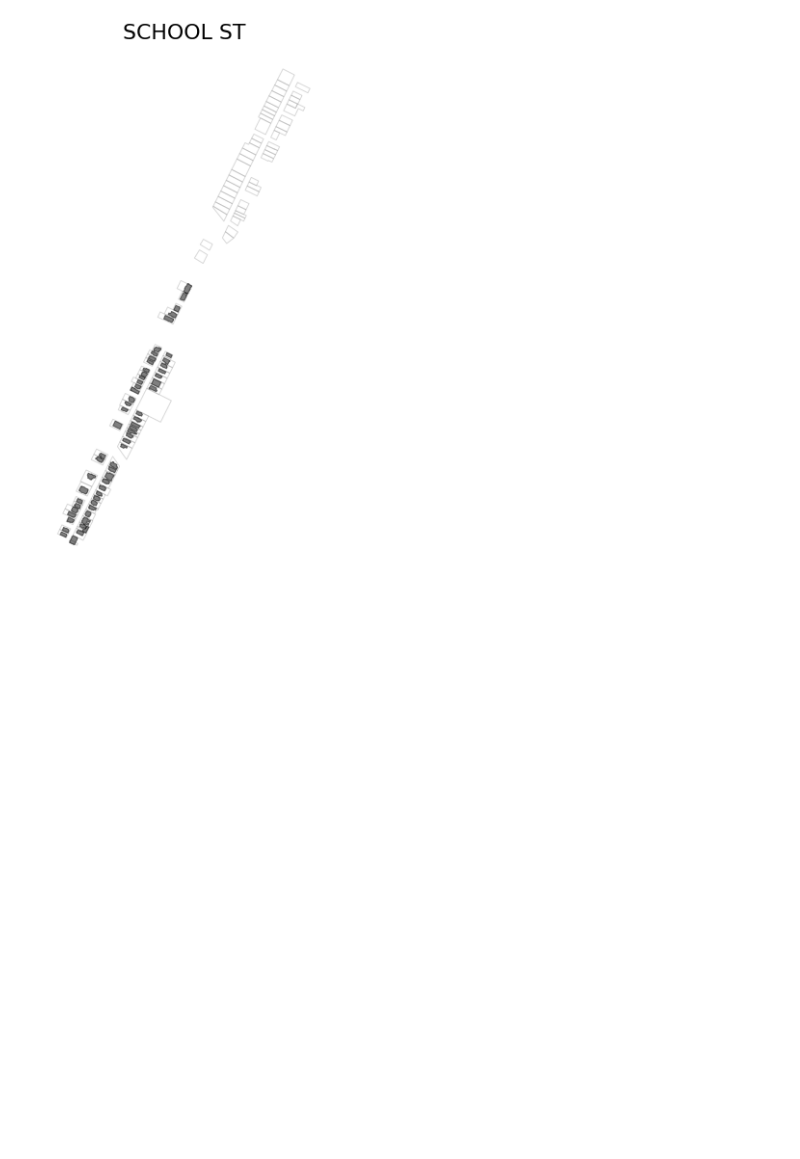
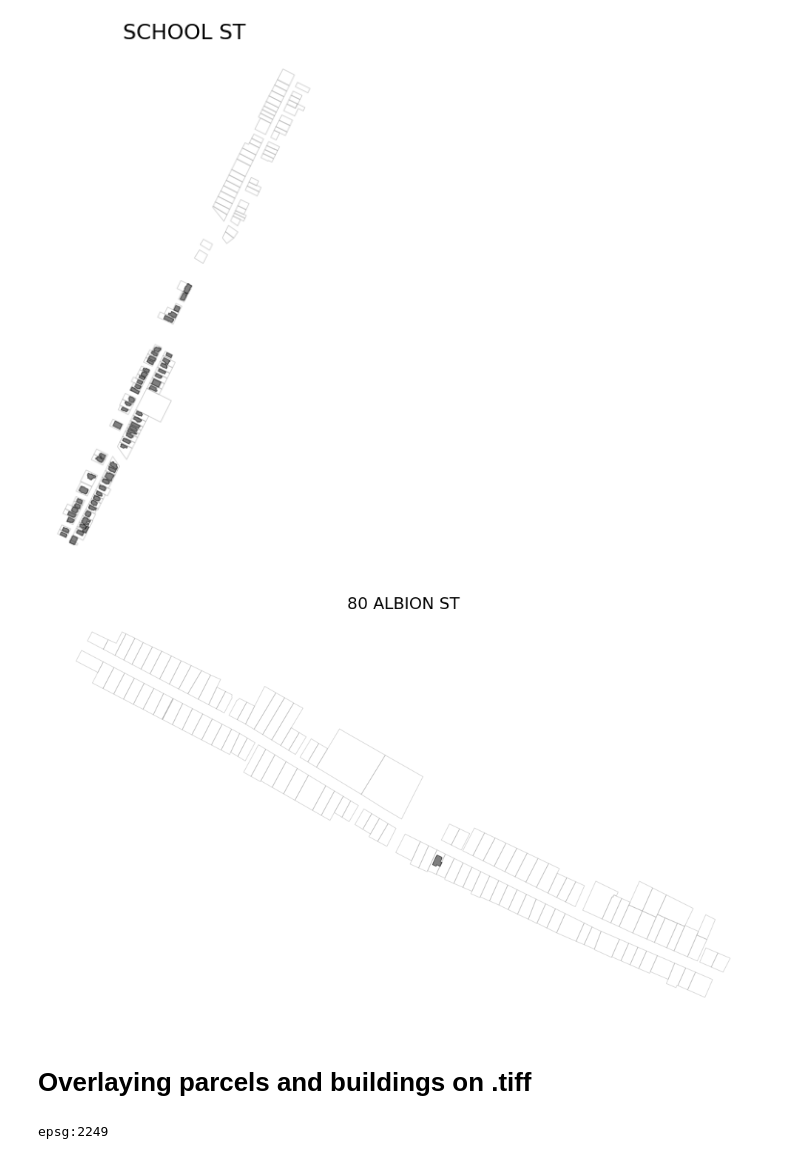
Before and after one commit to isms/ac297r-capstone-project, a Jupyter notebook: notebooks/parcel_buildings_map.ipynb, the cells around one changed output. Drawn from its saved outputs; the diff is of its cells as text; code cells hidden in the pictures; blank space fills up the shorter version.

Commit message:
working on overlaying

```diff
--- a/notebooks/parcel_buildings_map.ipynb
+++ b/notebooks/parcel_buildings_map.ipynb
@@ -34,3 +38,23 @@ plt.title(STREET, fontsize=22)
 plt.axis('off');
 # %% [output]
 [figure]
+# %%
+ADDRESS_NUM = '80'
+STREET = 'ALBION ST'
+
+fig, ax = plt.subplots(figsize=(20,10))
+#parcels[(parcels['Street'] == STREET) & (parcels['AddNum']==ADDRESS_NUM)].plot(ax=ax, color='white', edgecolor='grey', alpha=0.3)
+parcels[(parcels['Street'] == STREET)].plot(ax=ax, color='white', edgecolor='grey', alpha=0.3)
+buildings[(buildings['Street'] == STREET) & (buildings['AddNum']==ADDRESS_NUM)].plot(ax=ax, color='black', edgecolor='black', alpha=0.5)
+plt.title(ADDRESS_NUM + " " + STREET, fontsize=22)
+plt.axis('off');
+# %% [output]
+[figure, added]
+# %% [markdown]
+# Overlaying parcels and buildings on .tiff
+# %%
+# get projection of parcels to use to re-project raster
+dest_crs = parcels.crs['init']
+print(dest_crs)
+# %% [output]
+epsg:2249
```
Also changed, not shown: parts of 6 cells of this notebook.
